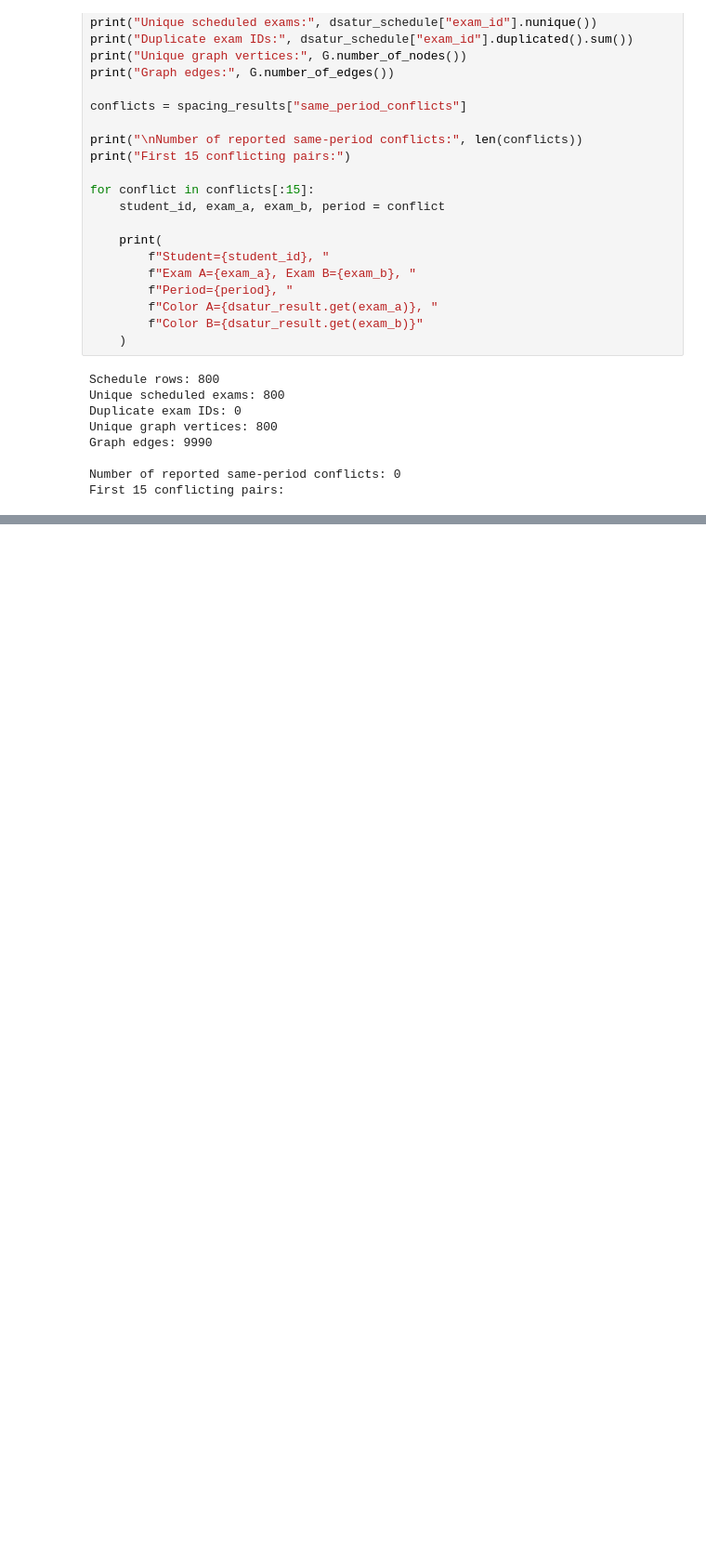
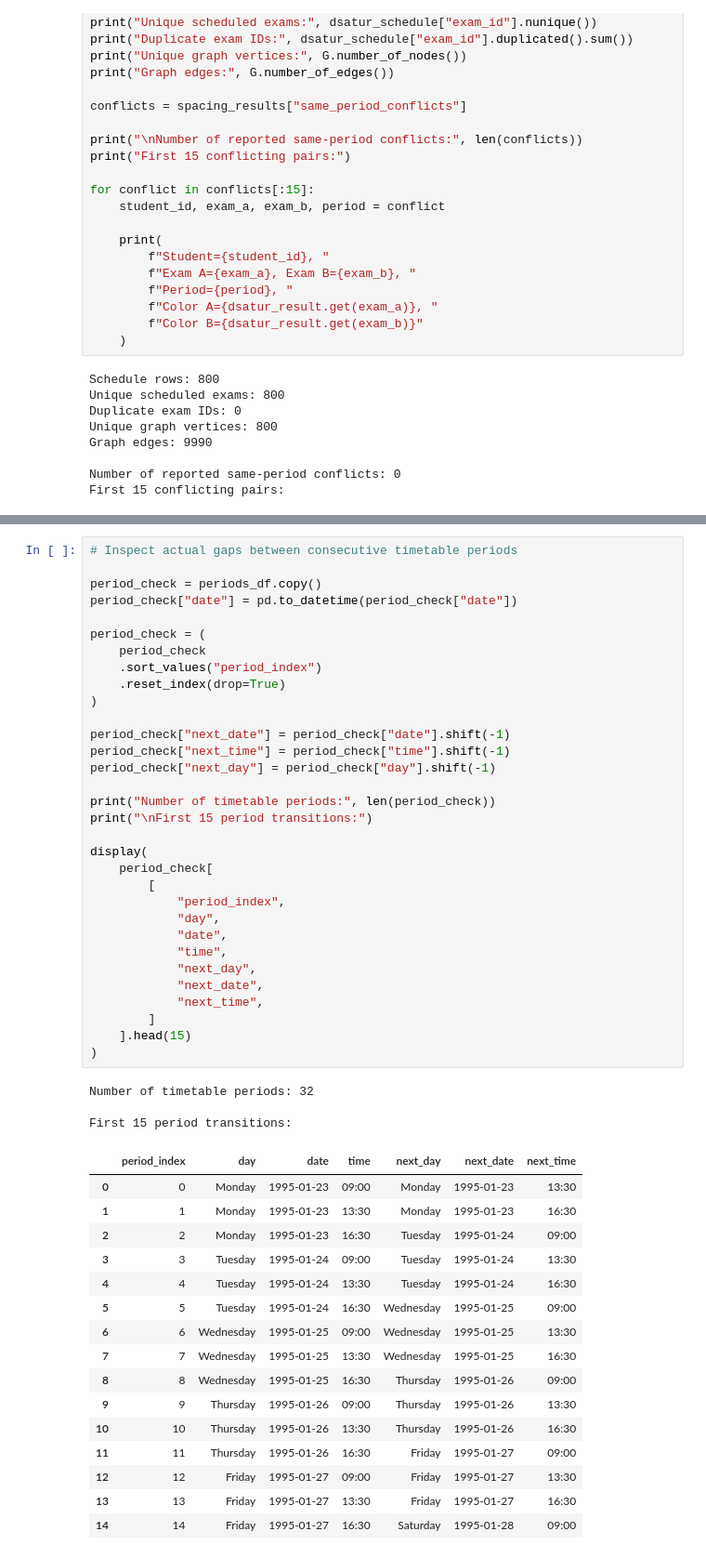
Before and after one commit to PHGNKavindya/adaptive-exam-timetabling, a Jupyter notebook: src/04_baseline_algorithms.ipynb, the cells around one changed output, grey strips where cells are left out. Shown at 93% size. Cells and saved outputs as stored; diff of their text form; blank space fills up the shorter version.

```diff
--- a/src/04_baseline_algorithms.ipynb
+++ b/src/04_baseline_algorithms.ipynb
@@ -1071,0 +1081,52 @@ First 15 conflicting pairs:
+# %%
+# Inspect actual gaps between consecutive timetable periods
+
+period_check = periods_df.copy()
+period_check["date"] = pd.to_datetime(period_check["date"])
+
+period_check = (
+    period_check
+    .sort_values("period_index")
+    .reset_index(drop=True)
+)
+
+period_check["next_date"] = period_check["date"].shift(-1)
+period_check["next_time"] = period_check["time"].shift(-1)
+period_check["next_day"] = period_check["day"].shift(-1)
+
+print("Number of timetable periods:", len(period_check))
+print("\nFirst 15 period transitions:")
+
+display(
+    period_check[
+        [
+            "period_index",
+            "day",
+            "date",
+            "time",
+            "next_day",
+            "next_date",
+            "next_time",
+        ]
+    ].head(15)
+)
+# %% [output]
+Number of timetable periods: 32
+
+First 15 period transitions:
+|  | period_index | day | date | time | next_day | next_date | next_time |
+| 0 | 0 | Monday | 1995-01-23 | 09:00 | Monday | 1995-01-23 | 13:30 |
+| 1 | 1 | Monday | 1995-01-23 | 13:30 | Monday | 1995-01-23 | 16:30 |
+| 2 | 2 | Monday | 1995-01-23 | 16:30 | Tuesday | 1995-01-24 | 09:00 |
+| 3 | 3 | Tuesday | 1995-01-24 | 09:00 | Tuesday | 1995-01-24 | 13:30 |
+| 4 | 4 | Tuesday | 1995-01-24 | 13:30 | Tuesday | 1995-01-24 | 16:30 |
+| 5 | 5 | Tuesday | 1995-01-24 | 16:30 | Wednesday | 1995-01-25 | 09:00 |
+| 6 | 6 | Wednesday | 1995-01-25 | 09:00 | Wednesday | 1995-01-25 | 13:30 |
+| 7 | 7 | Wednesday | 1995-01-25 | 13:30 | Wednesday | 1995-01-25 | 16:30 |
+| 8 | 8 | Wednesday | 1995-01-25 | 16:30 | Thursday | 1995-01-26 | 09:00 |
+| 9 | 9 | Thursday | 1995-01-26 | 09:00 | Thursday | 1995-01-26 | 13:30 |
+| 10 | 10 | Thursday | 1995-01-26 | 13:30 | Thursday | 1995-01-26 | 16:30 |
+| 11 | 11 | Thursday | 1995-01-26 | 16:30 | Friday | 1995-01-27 | 09:00 |
+| 12 | 12 | Friday | 1995-01-27 | 09:00 | Friday | 1995-01-27 | 13:30 |
+| 13 | 13 | Friday | 1995-01-27 | 13:30 | Friday | 1995-01-27 | 16:30 |
+| 14 | 14 | Friday | 1995-01-27 | 16:30 | Saturday | 1995-01-28 | 09:00 |
```
Also changed, not shown: parts of 32 cells of this notebook.
